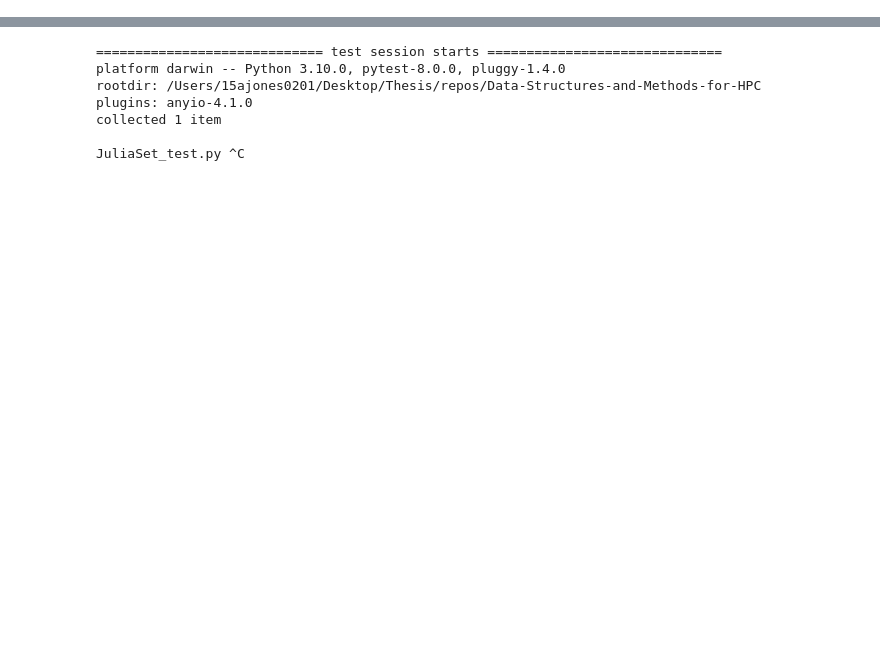
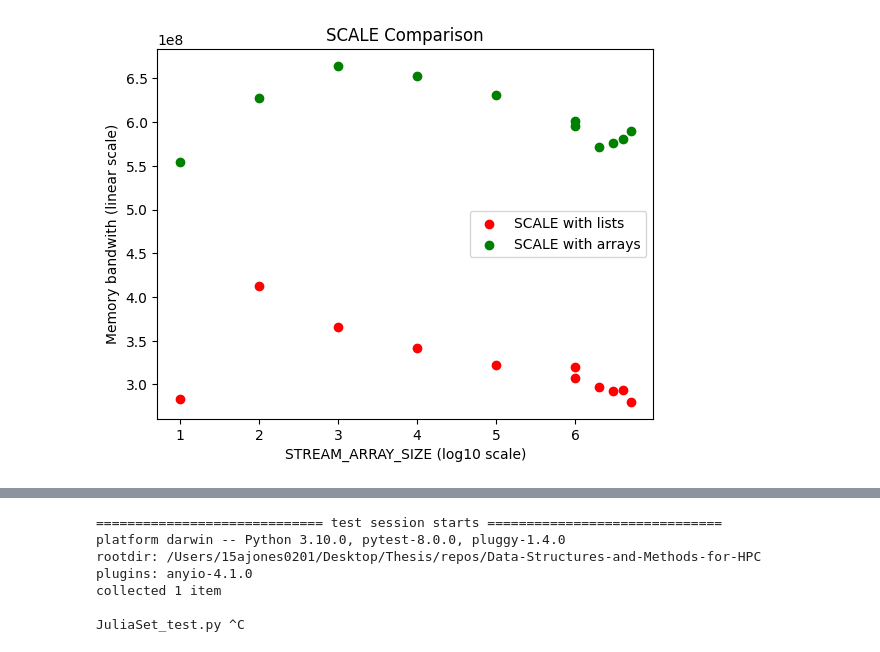
Before and after one commit to 15ajones/Data-Structures-and-Methods-for-HPC, a Jupyter notebook: assignment2.ipynb, the cells around one changed output, grey strips where cells are left out. Saved outputs shown, nothing was run; the diff lists cells and outputs as text; code cells hidden in the pictures; blank space fills up the shorter version.

```diff
--- a/assignment2.ipynb
+++ b/assignment2.ipynb
@@ -0,0 +218,10 @@
+# %%
+plot_operation(2, results_list, 'red', 'add list')
+plot_operation(2, results_array, 'green', 'add array')
+plt.legend(['SCALE with lists','SCALE with arrays'])
+plt.title("SCALE Comparison")
+plt.xlabel('STREAM_ARRAY_SIZE (log10 scale)')
+plt.ylabel('Memory bandwith (linear scale)')
+plt.show()
+# %% [output]
+[figure, added]
```
Also changed, not shown: parts of 24 cells of this notebook.
